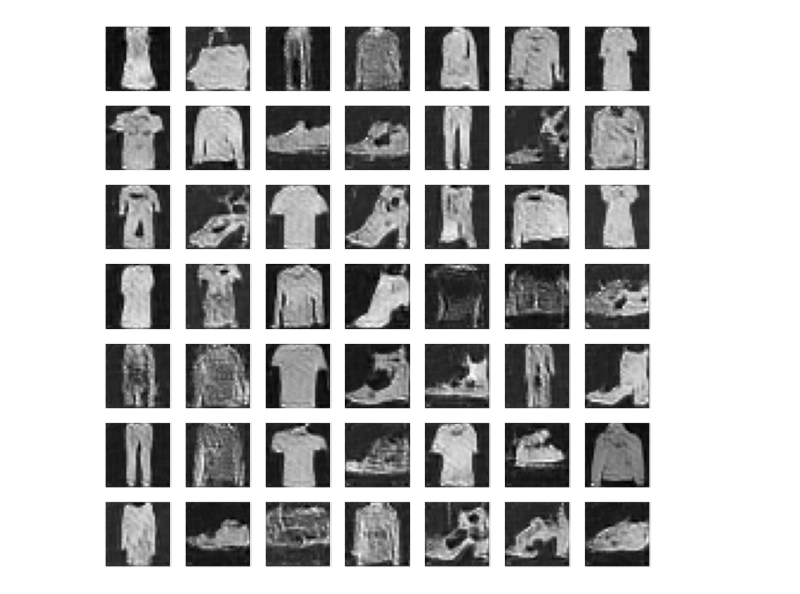
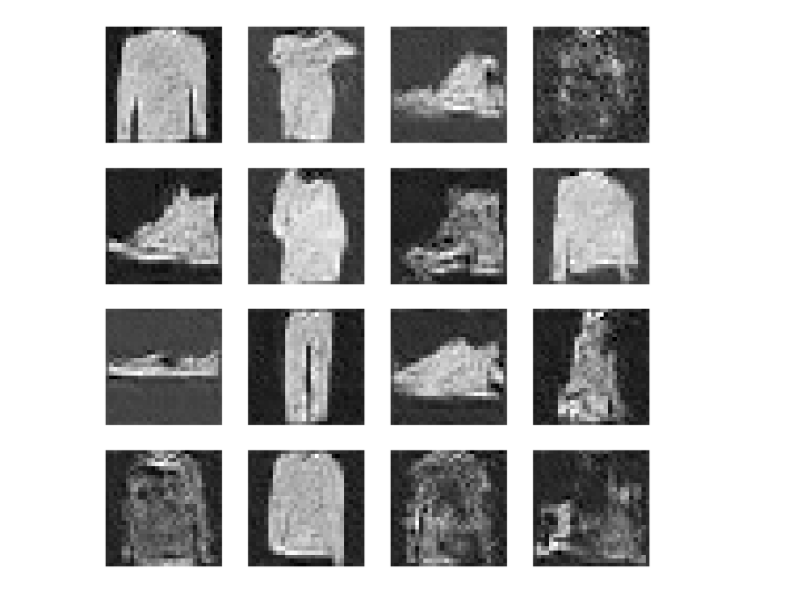
Before and after one commit to intsystems/2023-Project-124, a Jupyter notebook: code/DDGAN_WD.ipynb, the cells around one changed output. Cells and saved outputs as stored; diff of their text form; code cells hidden in the pictures.

```diff
--- a/code/DDGAN_WD.ipynb
+++ b/code/DDGAN_WD.ipynb
@@ -244,5 +234,5 @@ Epoch 12/40
 # %%
-store_path="ddgan_wd_model.pt"
+store_path="ddgan_wd_model_r10.pt"
 
 generator = Generator(time_emb_dim=50, n_steps=n_steps, device=device)
 discriminator = Discriminator(time_emb_dim=50, n_steps=n_steps, device=device)
@@ -255,13 +245,13 @@ print()
 # %%
 best_model.eval()
 generated = generate_new_images(
         best_model,
-        n_samples=49,
+        n_samples=16,
         n_steps=10
     )
 show_images(generated, save_path=None)
 # %% [output]
-[figure, old version]
+[figure, new version]
 # %%
 # fake samples
 n_samples=50000
```
Also changed, not shown: parts of 5 cells of this notebook, 28 other files.
